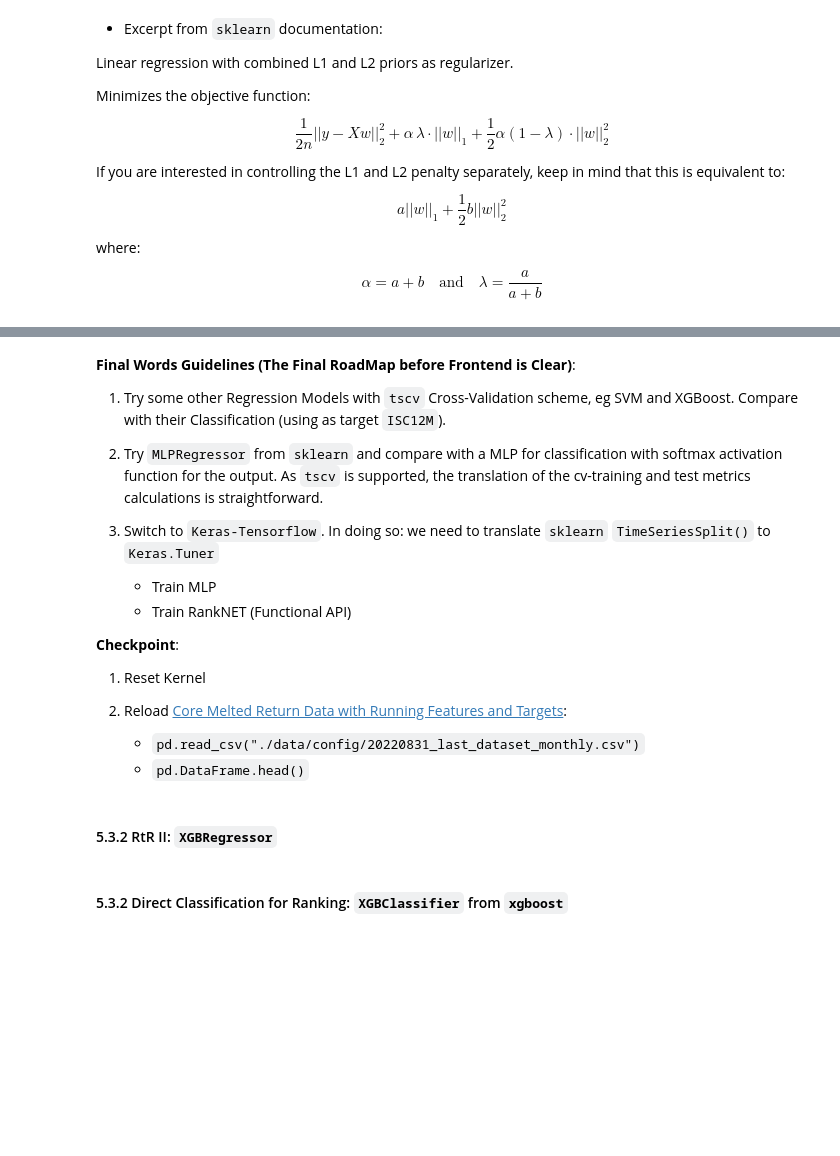
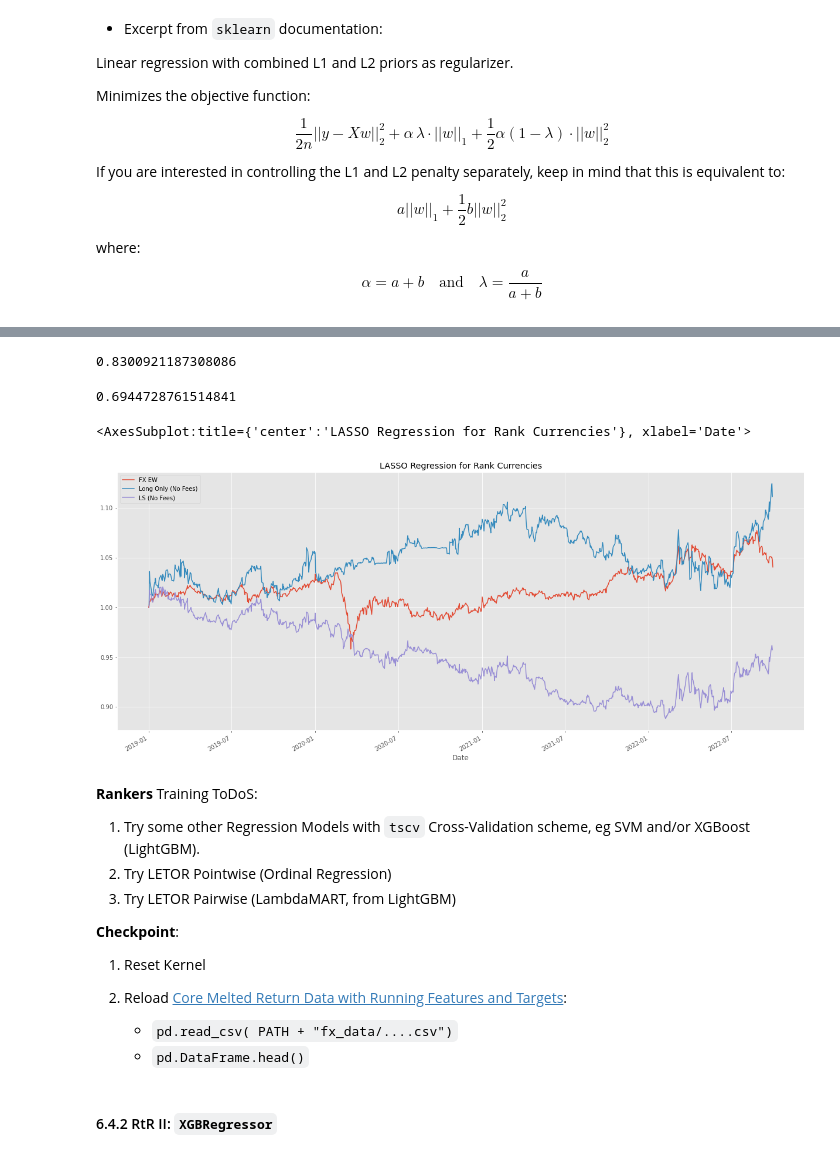
Before and after one commit to falken1983/fx_letor, a Jupyter notebook: regress_then_rank.ipynb, the cells around one changed output, grey strips where cells are left out. Cells and saved outputs as stored; diff of their text form; code cells hidden in the pictures; blank space fills up the shorter version.

```diff
--- a/regress_then_rank.ipynb
+++ b/regress_then_rank.ipynb
@@ -1520,0 +1499,8 @@ model.get_params()
+# %%
+predictions_rank_wide_EN = (
+    pd.pivot(
+        predictions_tidy_EN[["symbols","RAWISR3M_EN"]],
+        columns="symbols",
+        values="RAWISR3M_EN"
+    )
+).rank(axis=1)
@@ -1521,24 +1589,57 @@ model.get_params()
+# %%
+(
+  accuracy_ranker_EN.query("ISR3M==10 and EN_rank==10").shape[0]/
+  accuracy_ranker_EN.query("ISR3M==10").shape[0]
+)
+# %% [output]
+0.8300921187308086
+# %%
+# Accuracy is worse for Long-Short Trades
+(
+accuracy_ranker_EN.query(
+    "ISR3M==10 and EN_rank==10 or ISR3M==1 and EN_rank==1"
+    ).shape[0]/accuracy_ranker_EN.query("ISR3M==10 or ISR3M==1").shape[0]
+)
+# %% [output]
+0.6944728761514841
+# %%
+fx_rates = pd.read_csv(
+    PATH + "fx_data/inverse_FX_rates.csv",
+    index_col="Date",
+    parse_dates=["Date"]
+)
+# %%
+best_curncy = (predictions_rank_wide_EN==10).shift(1)
+next_to_top_curncy = (predictions_rank_wide_EN==9).shift(1)
+worst_curncy = (predictions_rank_wide_EN==1).shift(1)
+# %%
+plt.style.use("ggplot")
+
+(1+fx_rates.pct_change()[best_curncy.index[0]:].mean(axis=1,skipna=True)).rename("FX EW").cumprod().plot(figsize=(21,9), legend=True, title="LASSO Regression for Rank Currencies")
+(1+fx_rates.pct_change()[best_curncy.index[0]:][best_curncy].mean(axis=1,skipna=True)).rename("Long Only (No Fees)").cumprod().plot(figsize=(21,9), legend=True)
+(1+0.5*fx_rates.pct_change()[best_curncy.index[0]:][best_curncy].mean(axis=1,skipna=True)+0.5*fx_rates.pct_change()[best_curncy.index[0]:][next_to_top_curncy].mean(axis=1,skipna=True)).rename("LS (No Fees)").cumprod().plot(figsize=(21,9), legend=True)
+#(1+0.5*fx_rates.pct_change()[best_curncy.index[0]:][best_curncy].mean(axis=1,skipna=True)-0.5*fx_rates.pct_change()[best_curncy.index[0]:][worst_curncy].mean(axis=1,skipna=True)).rename("LS (No Fees)").cumprod().plot(figsize=(21,9), legend=True)
+# %% [output]
+<AxesSubplot:title={'center':'LASSO Regression for Rank Currencies'}, xlabel='Date'>
+[figure, added]
 # %% [markdown]
-**Final Words Guidelines (The Final RoadMap before Frontend is Clear)**:
+**Rankers** Training ToDoS:
 
-1. Try some other Regression Models with `tscv` Cross-Validation scheme, eg SVM and XGBoost. Compare with their Classification (using as target `ISC12M`).
+1. Try some other Regression Models with `tscv` Cross-Validation scheme, eg SVM and/or XGBoost (LightGBM).
+2. Try LETOR Pointwise (Ordinal Regression)
+3. Try LETOR Pairwise (LambdaMART, from LightGBM)
 
-2. Try `MLPRegressor` from `sklearn` and compare with a MLP for classification with softmax activation function for the output. As `tscv` is supported, the translation of the cv-training and test metrics calculations is straightforward.
-
-3. Switch to `Keras-Tensorflow`. In doing so: we need to translate `sklearn` `TimeSeriesSplit()` to `Keras.Tuner`
-
-    - Train MLP
-    - Train RankNET (Functional API)
 
 **Checkpoint**:
 
 1. Reset Kernel
 2. Reload [Core Melted Return Data with Running Features and Targets](./data/config/20220831_last_dataset_monthly.csv):
 
-    - `pd.read_csv("./data/config/20220831_last_dataset_monthly.csv")`
+    - `pd.read_csv(
+      PATH + "fx_data/....csv")`
     - `pd.DataFrame.head()`
 # %% [markdown]
-#### 5.3.2 RtR II: `XGBRegressor`
+#### 6.4.2 RtR II: `XGBRegressor`
 # %%
 from sklearn.model_selection import cross_val_score, GridSearchCV
 from sklearn.metrics import r2_score
@@ -1577,5 +1678,3 @@ def hyperParameterTuning(X_train, y_train):
     gsearch.fit(X_train,y_train)
 
     return gsearch
-# %% [markdown]
-#### 5.3.2 Direct Classification for Ranking: `XGBClassifier` from `xgboost`
```
Also changed, not shown: parts of 102 cells of this notebook.
